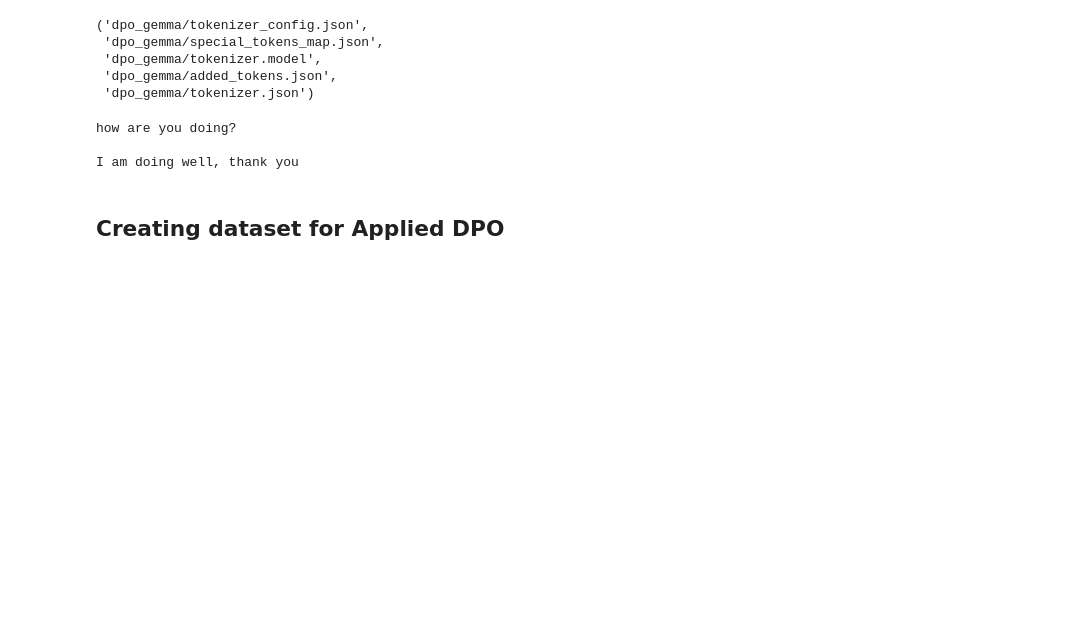
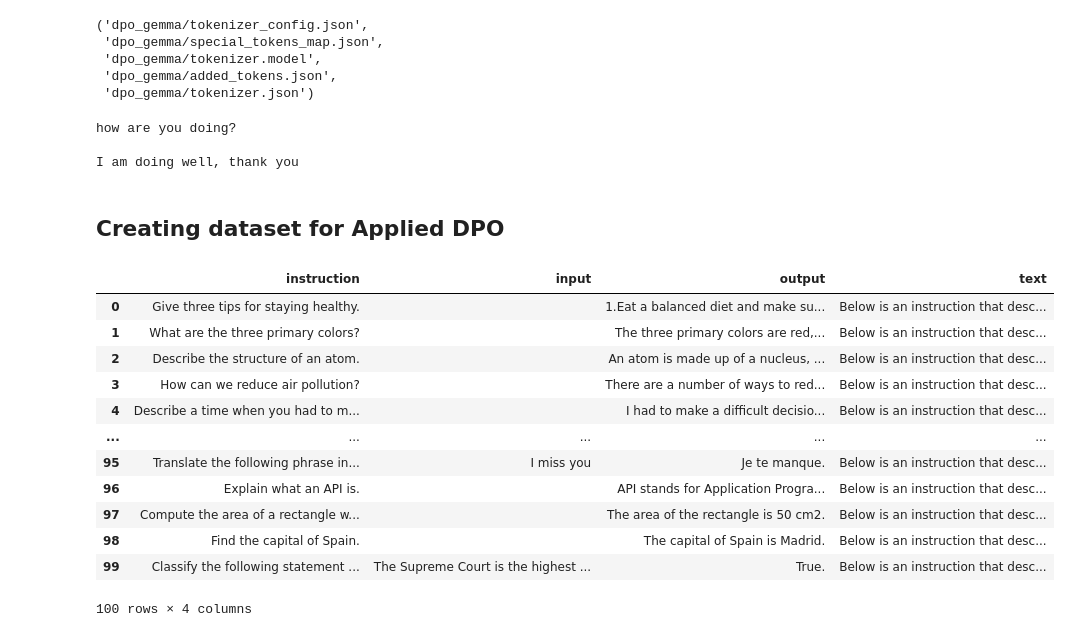
Before and after one commit to Yogesh914/dpo_and_sd, a Jupyter notebook: dpo_with_sd.ipynb, the cells around one changed output. Cells and saved outputs as stored; diff of their text form; code cells hidden in the pictures; blank space fills up the shorter version.

```diff
--- a/dpo_with_sd.ipynb
+++ b/dpo_with_sd.ipynb
@@ -286,3 +277,23 @@ how are you doing?
 I am doing well, thank you
 # %% [markdown]
 ## Creating dataset for Applied DPO
+# %%
+dataset = load_dataset("tatsu-lab/alpaca", split="train")
+dataset = dataset.select(range(100))
+# %%
+df = pd.DataFrame(dataset)
+df
+# %% [output]
+|  | instruction | input | output | text |
+| 0 | Give three tips for staying healthy. |  | 1.Eat a balanced diet and make su... | Below is an instruction that desc... |
+| 1 | What are the three primary colors? |  | The three primary colors are red,... | Below is an instruction that desc... |
+| 2 | Describe the structure of an atom. |  | An atom is made up of a nucleus, ... | Below is an instruction that desc... |
+| 3 | How can we reduce air pollution? |  | There are a number of ways to red... | Below is an instruction that desc... |
+| 4 | Describe a time when you had to m... |  | I had to make a difficult decisio... | Below is an instruction that desc... |
+| ... | ... | ... | ... | ... |
+| 95 | Translate the following phrase in... | I miss you | Je te manque. | Below is an instruction that desc... |
+| 96 | Explain what an API is. |  | API stands for Application Progra... | Below is an instruction that desc... |
+| 97 | Compute the area of a rectangle w... |  | The area of the rectangle is 50 cm2. | Below is an instruction that desc... |
+| 98 | Find the capital of Spain. |  | The capital of Spain is Madrid. | Below is an instruction that desc... |
+| 99 | Classify the following statement ... | The Supreme Court is the highest ... | True. | Below is an instruction that desc... |
+100 rows × 4 columns
```
Also changed, not shown: parts of 20 cells of this notebook.
